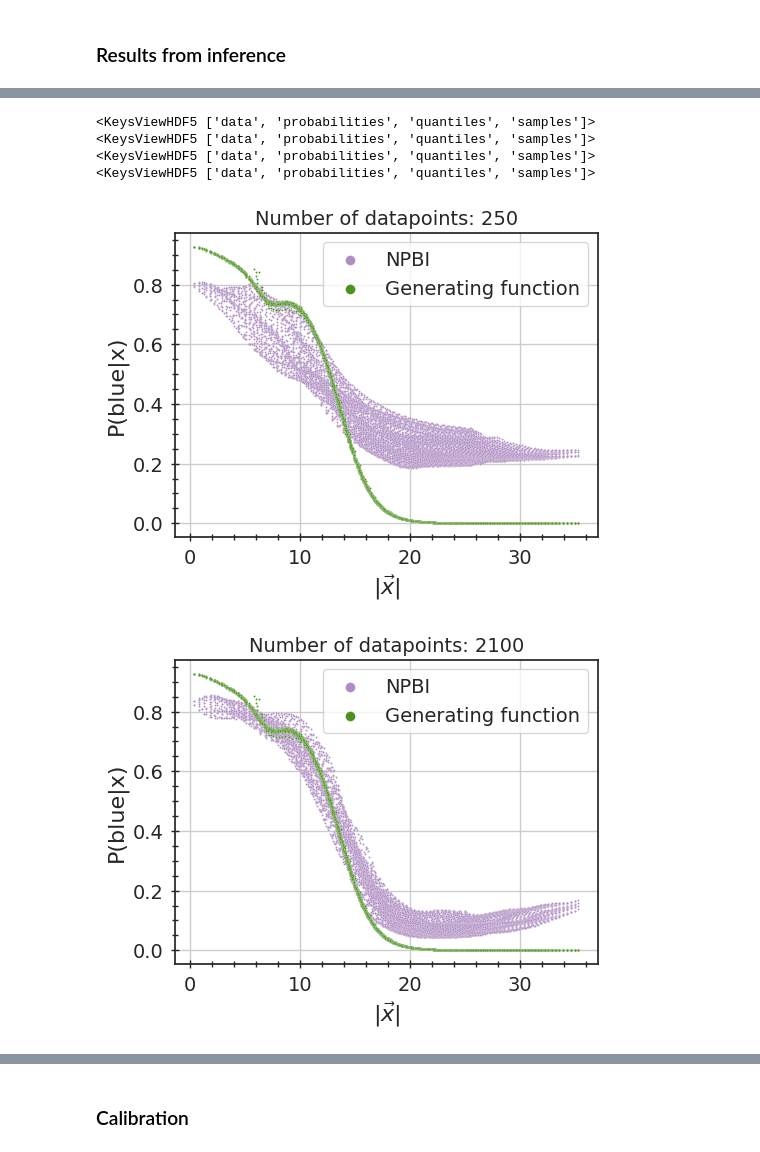
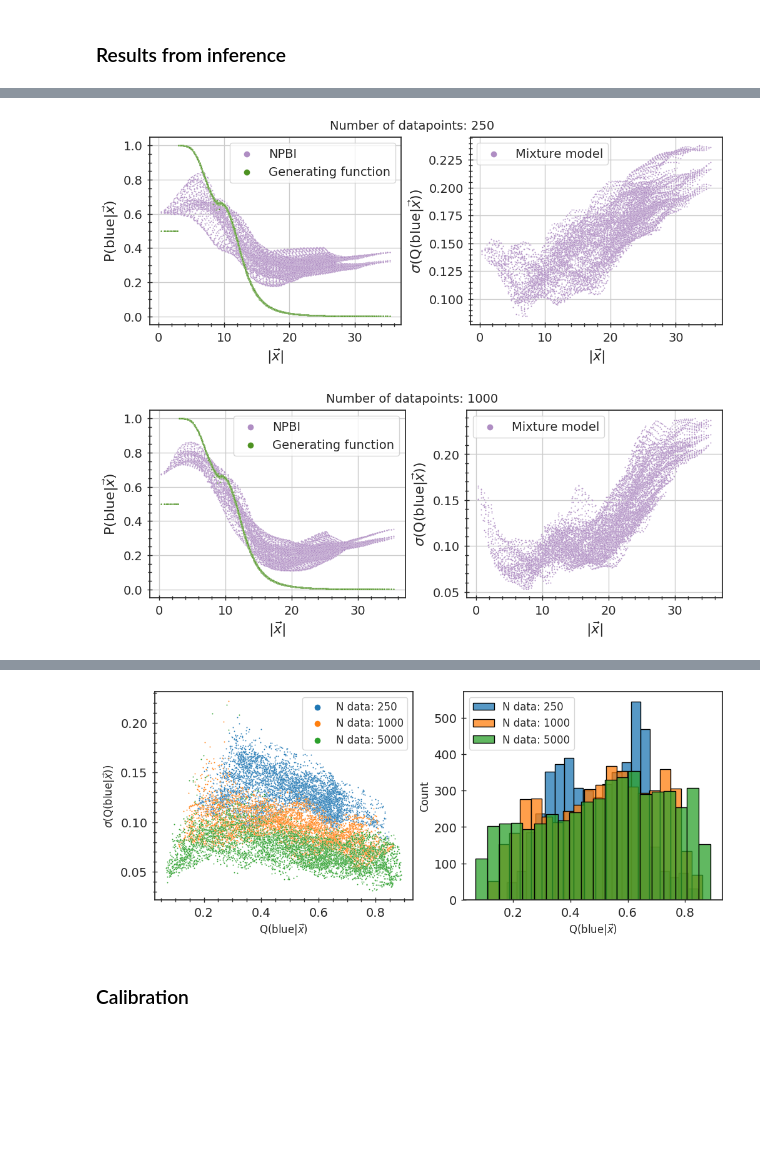
Before and after one commit to choisant/foundational-modeling, a Jupyter notebook: toy_experiment/inferno/inference_results.ipynb, the cells around one changed output, grey strips where cells are left out. Saved outputs shown, nothing was run; the diff lists cells and outputs as text; code cells hidden in the pictures; blank space fills up the shorter version.

Commit message:
PLOT PLOT PLOT

```diff
--- a/toy_experiment/inferno/inference_results.ipynb
+++ b/toy_experiment/inferno/inference_results.ipynb
@@ -18,5 +18,6 @@ if module_path not in sys.path:
     sys.path.append(module_path)
 
 from util import *
-
-sn.set_theme(style="ticks")
+# %%
+sn.set_palette("tab10")
+sn.color_palette()
@@ -123,7 +139,7 @@ def plot_results(df, weight_key, ax, suptitle, grid=False):
     else:
         sn.scatterplot(data = df, x="x1", y="x2", ax = ax, hue=weight_key,
                     hue_norm = mpl.colors.Normalize(vmin=0, vmax=1, clip=False),
-                    size="Error_blue", size_norm = (0.1, 0.3), sizes=(10, 200),
+                    size="Std_samples_blue", size_norm = (0.1, 0.2), sizes=(10, 200),
                         palette=cmap, legend=False)
 
     ax.set_xlim(-25, 25)
@@ -228,15 +265,12 @@ fig, ax = plot_distributions(train_data)
 
 for i in range(len(n_data)):
     fig, axs = plt.subplots(nrows = 2, ncols = 2, figsize = (8,7), layout="constrained")
-    df_val = process_data(valfiles[i], y_labels, x_labels)
-    df_test = process_data(testfiles[i], y_labels, x_labels, test=True)
-    accuracy = accuracy_score(df_val["Truth"], df_val["Inferred_color"], normalize=True)
 
     #plot data
-    axs[0][0] = plot_results(df_val, weight_key, axs[0][0], "Test population")
-    axs[0][1] = plot_results(df_test, weight_key, axs[0][1], "Estimated distribution", grid=True)
+    axs[0][0] = plot_results(test_dfs[i], weight_key, axs[0][0], "Test data")
+    axs[0][1] = plot_results(grid_dfs[i], weight_key, axs[0][1], "Estimated distribution", grid=True)
     axs[1][0] = plot_data(train_data[0:n_data[i]], axs[1][0], "Training data")
-    axs[1][1] = plot_conf_matrix(df_val, "Truth", "Inferred_color", ["blue", "red"], axs[1][1])
+    axs[1][1] = plot_conf_matrix(test_dfs[i], "Truth", "Inferred_color", ["blue", "red"], axs[1][1])
 
     cmap = red_blue_cmap()
     hue_norm = mpl.colors.Normalize(vmin=0, vmax=1, clip=False)
@@ -263,21 +288,21 @@ for i in range(len(n_data)):
 # %%
 for i in range(len(n_data)):
-    fig, ax = plt.subplots(nrows=1, ncols=1, figsize= (5, 4), layout="constrained")
-    df_test = process_data(testfiles[i], y_labels, x_labels, test=True)
-    sn.scatterplot(df_test, x="r_x", y="P(blue|x)", s=2, ax = ax, label="NPBI", color="#af8dc3")
-    sn.scatterplot(truth_data, x="r_x", y="P_blue_given_x", s=2, ax = ax, label="Generating function", color="#4d9221")
-    ax.set_title(f"Number of datapoints: {n_data[i]}", fontsize=14)
-    ax.legend(markerscale=5, fontsize=14)
-    ax.set_xlabel(r"$|\vec{x}|$", fontsize=16)
-    ax.set_ylabel(r"P(blue|x)", fontsize=16)
-    ax.tick_params(which="both", direction="inout", bottom=True, left=True, labelsize=14, pad=5, length=4, width=1)
-    ax.tick_params(which="major", length=6)
-    ax.minorticks_on()
-    ax.grid()
+    fig, axs = plt.subplots(nrows=1, ncols=2, figsize= (10, 4), layout="constrained")
+    sn.scatterplot(grid_dfs[i], x="r_x", y="P(blue|x)", s=2, ax = axs[0], label="NPBI", color="#af8dc3")
+    sn.scatterplot(truth_data, x="r_x", y="P_blue_given_x", s=2, ax = axs[0], label="Generating function", color="#4d9221")
+    axs[0].set_ylabel(r"P(blue|$\vec{x}$)", fontsize=16)
+
+    sn.scatterplot(grid_dfs[i], x="r_x", y="Std_samples_blue", s=2, ax = axs[1], label="Mixture model", color="#af8dc3")
+    axs[1].set_ylabel(r"$\sigma$(Q(blue|$\vec{x}$))", fontsize=16)
+
+    for ax in axs:
+        ax.legend(markerscale=5, fontsize=14)
+        ax.set_xlabel(r"$|\vec{x}|$", fontsize=16)
+        ax.tick_params(which="both", direction="inout", bottom=True, left=True, labelsize=14, pad=5, length=4, width=1)
+        ax.tick_params(which="major", length=6)
+        ax.minorticks_on()
+        ax.grid()
+    fig.suptitle(f"Number of datapoints: {n_data[i]}", fontsize=14)
 # %% [output]
-<KeysViewHDF5 ['data', 'probabilities', 'quantiles', 'samples']>
-<KeysViewHDF5 ['data', 'probabilities', 'quantiles', 'samples']>
-<KeysViewHDF5 ['data', 'probabilities', 'quantiles', 'samples']>
-<KeysViewHDF5 ['data', 'probabilities', 'quantiles', 'samples']>
-[figure, old version]
+[figure, new version]
-[figure, old version]
+[figure, new version]
@@ -286,3 +310,22 @@ for i in range(len(n_data)):
+# %%
+fig, axs = plt.subplots(nrows=1, ncols=2, figsize= (10, 4), layout="constrained")
+for i in range(len(n_data)):
+    sn.scatterplot(test_dfs[i], x="P(blue|x)", y="Std_samples_blue", s=2, label=f"N data: {n_data[i]}", ax = axs[0])
+    axs[0].legend(markerscale=5, fontsize=12)
+    axs[0].set_ylabel(r"$\sigma$(Q(blue|$\vec{x}$))", fontsize=12)
+    axs[0].set_xlabel(r"Q(blue|$\vec{x}$)", fontsize=12)
+    sn.histplot(test_dfs[i], x="P(blue|x)", label=f"N data: {n_data[i]}", ax = axs[1], edgecolor="black", linewidth=1, bins=20)
+    axs[1].legend(markerscale=5, fontsize=12)
+    axs[1].set_ylabel("Count", fontsize=12)
+    axs[1].set_xlabel(r"Q(blue|$\vec{x}$)", fontsize=12)
+
+    for ax in axs:
+        ax.tick_params(which="both", direction="inout", bottom=True, left=True, labelsize=14, pad=5, length=4, width=1)
+        ax.tick_params(which="major", length=6)
+    axs[0].minorticks_on()
+    #fig.suptitle(f"Number of training datapoints: {n_data[i]}", size=16, fontweight="bold")
+# %% [output]
+[figure, added]
 # %% [markdown]
 ### Calibration
 # %%
```
Also changed, not shown: parts of 8 cells of this notebook, 6 other files.
